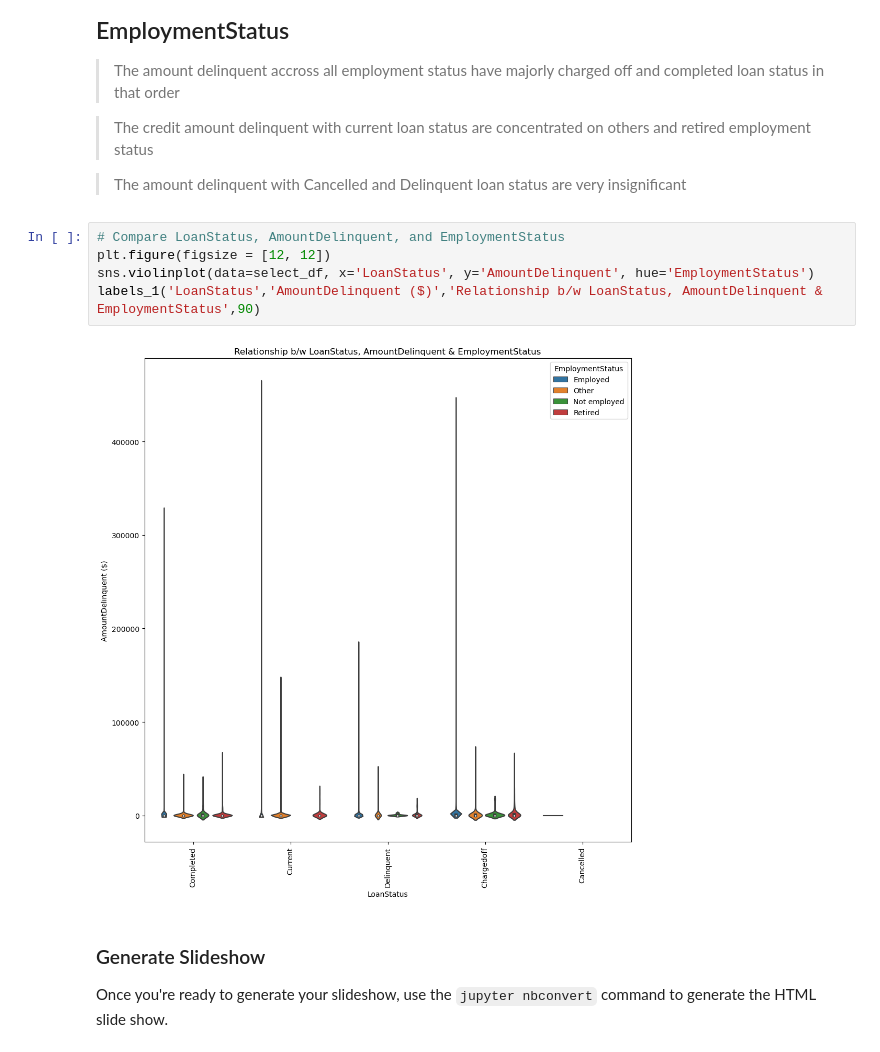
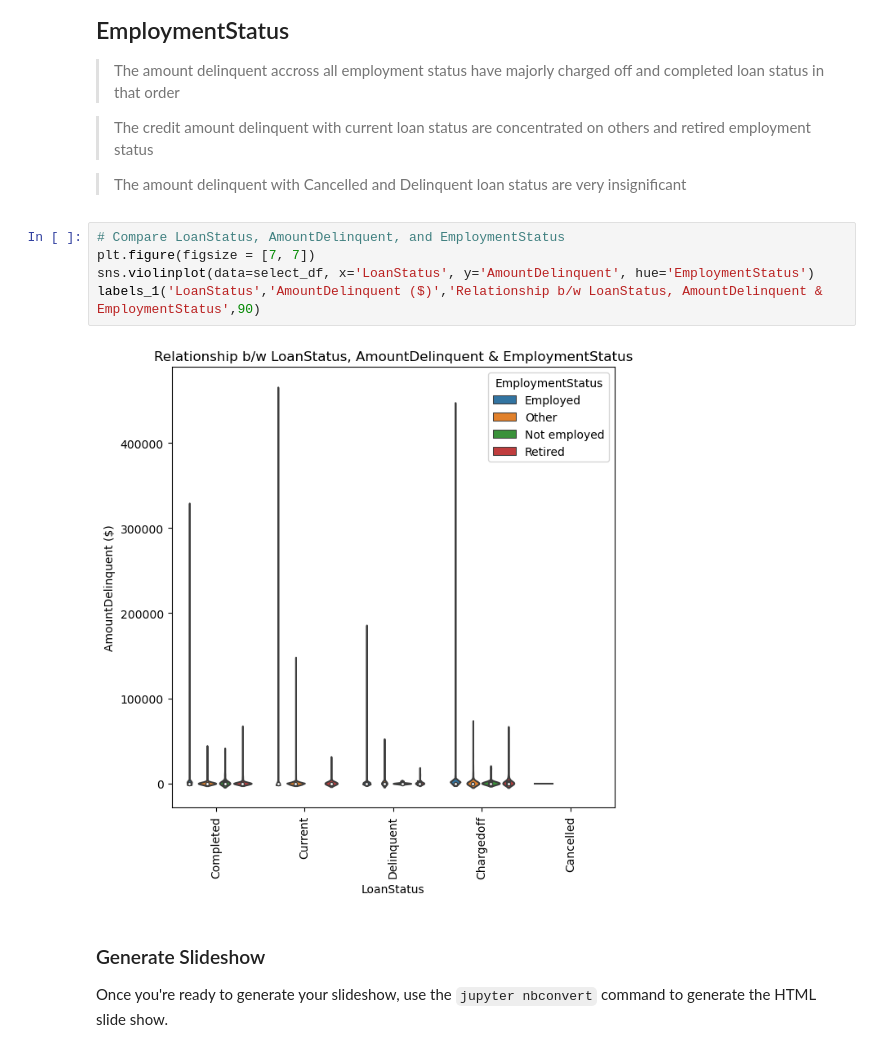
Before and after one commit to Chikadibia-E/Project_3-communicate-data-findings, a Jupyter notebook: Part_II_slide_deck_presentation.ipynb, the cells around one changed output. Saved outputs shown, nothing was run; the diff lists cells and outputs as text.

```diff
--- a/Part_II_slide_deck_presentation.ipynb
+++ b/Part_II_slide_deck_presentation.ipynb
@@ -208,11 +208,11 @@ labels_1('RevolvingCreditBalance ($)', 'OpenRevolvingMonthlyPayment ($)',
 > The amount delinquent with Cancelled and Delinquent loan status are very insignificant
 # %%
 # Compare LoanStatus, AmountDelinquent, and EmploymentStatus
-plt.figure(figsize = [12, 12])
+plt.figure(figsize = [7, 7])
 sns.violinplot(data=select_df, x='LoanStatus', y='AmountDelinquent', hue='EmploymentStatus')
 labels_1('LoanStatus','AmountDelinquent ($)','Relationship b/w LoanStatus, AmountDelinquent & EmploymentStatus',90)
 # %% [output]
-[figure, old version]
+[figure, new version]
 # %% [markdown]
 ### Generate Slideshow
 Once you're ready to generate your slideshow, use the `jupyter nbconvert` command to generate the HTML slide show.
```
Also changed, not shown: parts of 3 cells of this notebook, 1 other file.
